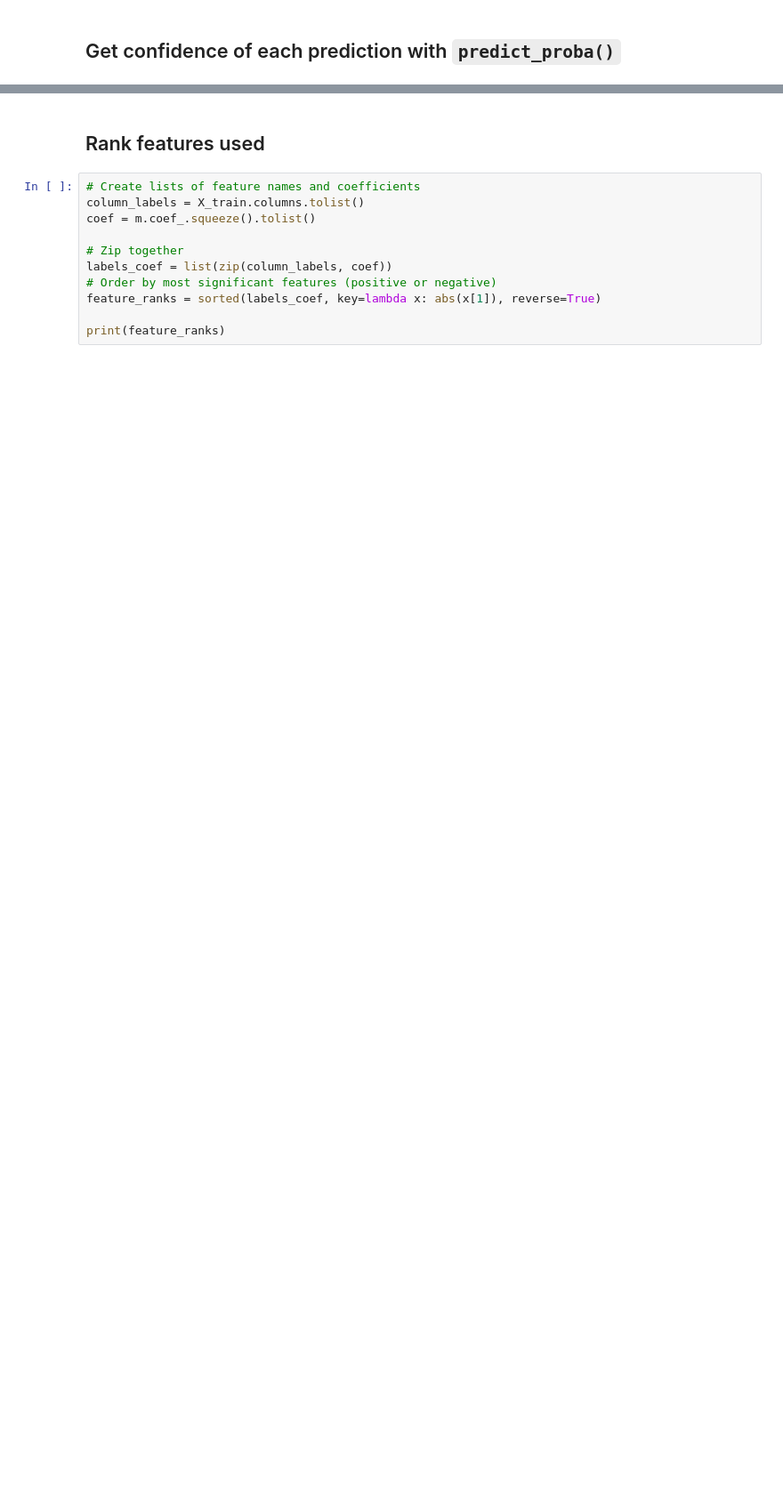
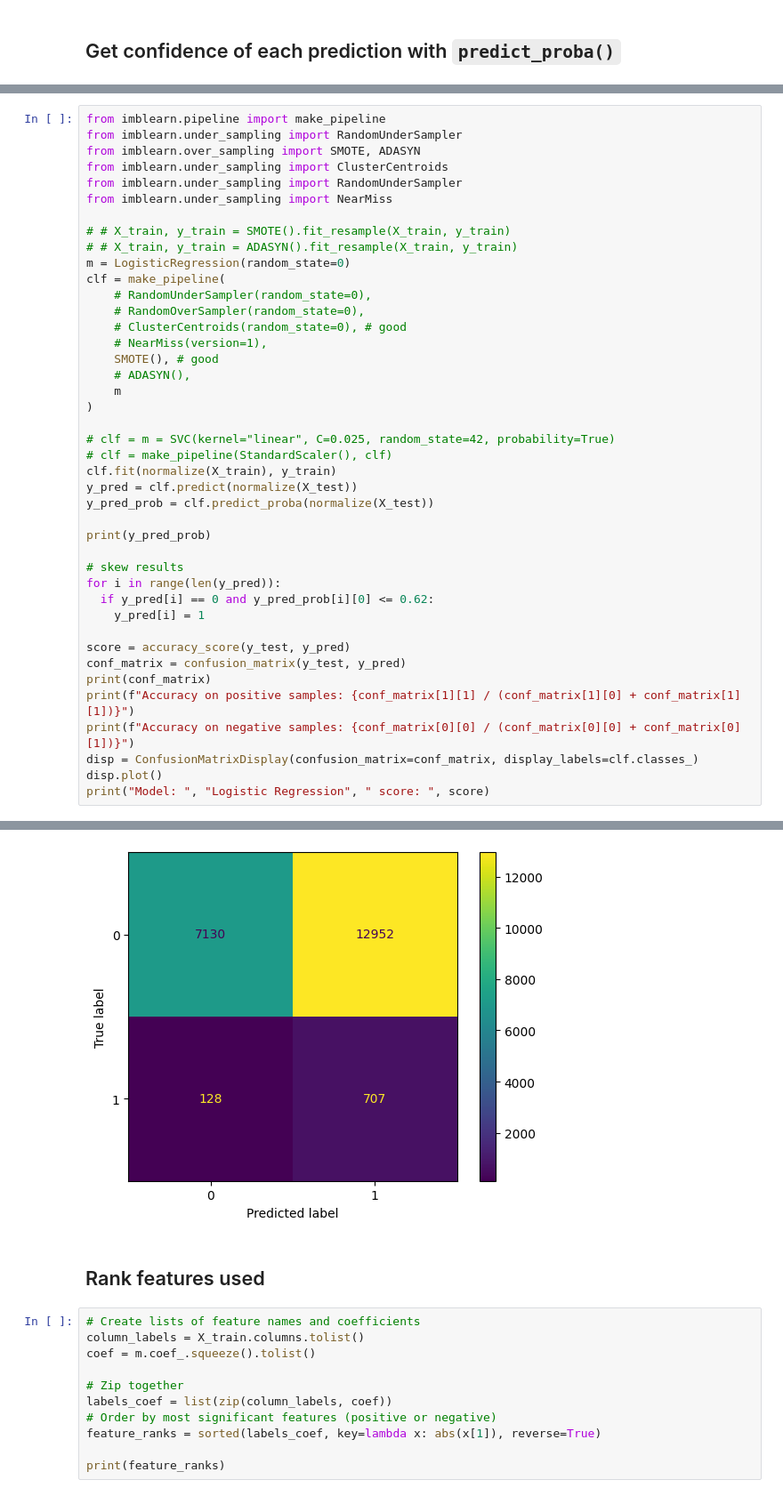
Before and after one commit to wkenned1/codespaces-jupyter, a Jupyter notebook: notebooks/risk-factor-classifier.ipynb, the cells around one changed output, grey strips where cells are left out. Shown at 89% size. Drawn from its saved outputs; the diff is of its cells as text; blank space fills up the shorter version.

```diff
--- a/notebooks/risk-factor-classifier.ipynb
+++ b/notebooks/risk-factor-classifier.ipynb
@@ -331,0 +323,43 @@ Model:  Logistic Regression  score:  0.6816893424036281
+# %%
+from imblearn.pipeline import make_pipeline
+from imblearn.under_sampling import RandomUnderSampler
+from imblearn.over_sampling import SMOTE, ADASYN
+from imblearn.under_sampling import ClusterCentroids
+from imblearn.under_sampling import RandomUnderSampler
+from imblearn.under_sampling import NearMiss
+
+# # X_train, y_train = SMOTE().fit_resample(X_train, y_train)
+# # X_train, y_train = ADASYN().fit_resample(X_train, y_train)
+m = LogisticRegression(random_state=0)
+clf = make_pipeline(
+    # RandomUnderSampler(random_state=0),
+    # RandomOverSampler(random_state=0),
+    # ClusterCentroids(random_state=0), # good
+    # NearMiss(version=1),
+    SMOTE(), # good
+    # ADASYN(),
+    m
+)
+
+# clf = m = SVC(kernel="linear", C=0.025, random_state=42, probability=True)
+# clf = make_pipeline(StandardScaler(), clf)
+clf.fit(normalize(X_train), y_train)
+y_pred = clf.predict(normalize(X_test))
+y_pred_prob = clf.predict_proba(normalize(X_test))
+
+print(y_pred_prob)
+
+# skew results
+for i in range(len(y_pred)):
+  if y_pred[i] == 0 and y_pred_prob[i][0] <= 0.62:
+    y_pred[i] = 1
+
+score = accuracy_score(y_test, y_pred)
+conf_matrix = confusion_matrix(y_test, y_pred)
+print(conf_matrix)
+print(f"Accuracy on positive samples: {conf_matrix[1][1] / (conf_matrix[1][0] + conf_matrix[1][1])}")
+print(f"Accuracy on negative samples: {conf_matrix[0][0] / (conf_matrix[0][0] + conf_matrix[0][1])}")
+disp = ConfusionMatrixDisplay(confusion_matrix=conf_matrix, display_labels=clf.classes_)
+disp.plot()
+print("Model: ", "Logistic Regression", " score: ", score)
+# %% [output]
@@ -332,3 +378,4 @@ Model:  Logistic Regression  score:  0.6816893424036281
+[figure, added]
 # %% [markdown]
 ## Rank features used
 # %%
```
Also changed, not shown: parts of 21 cells of this notebook.
